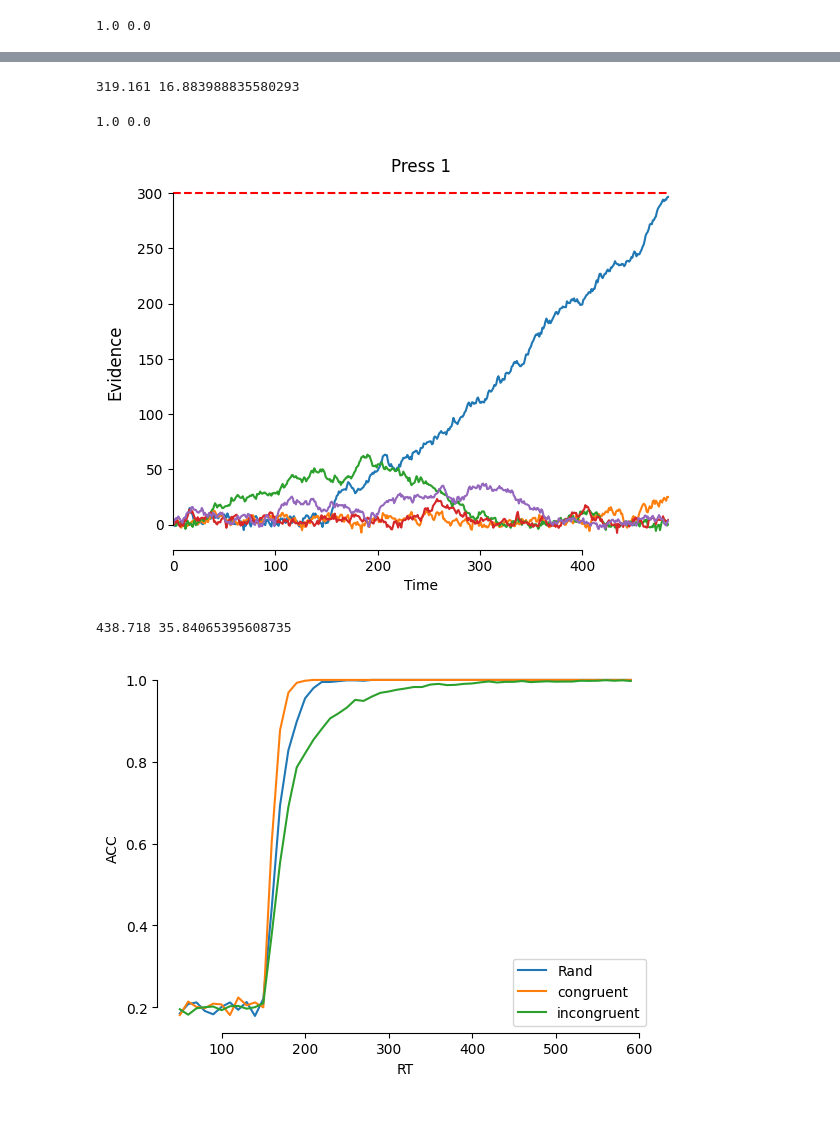
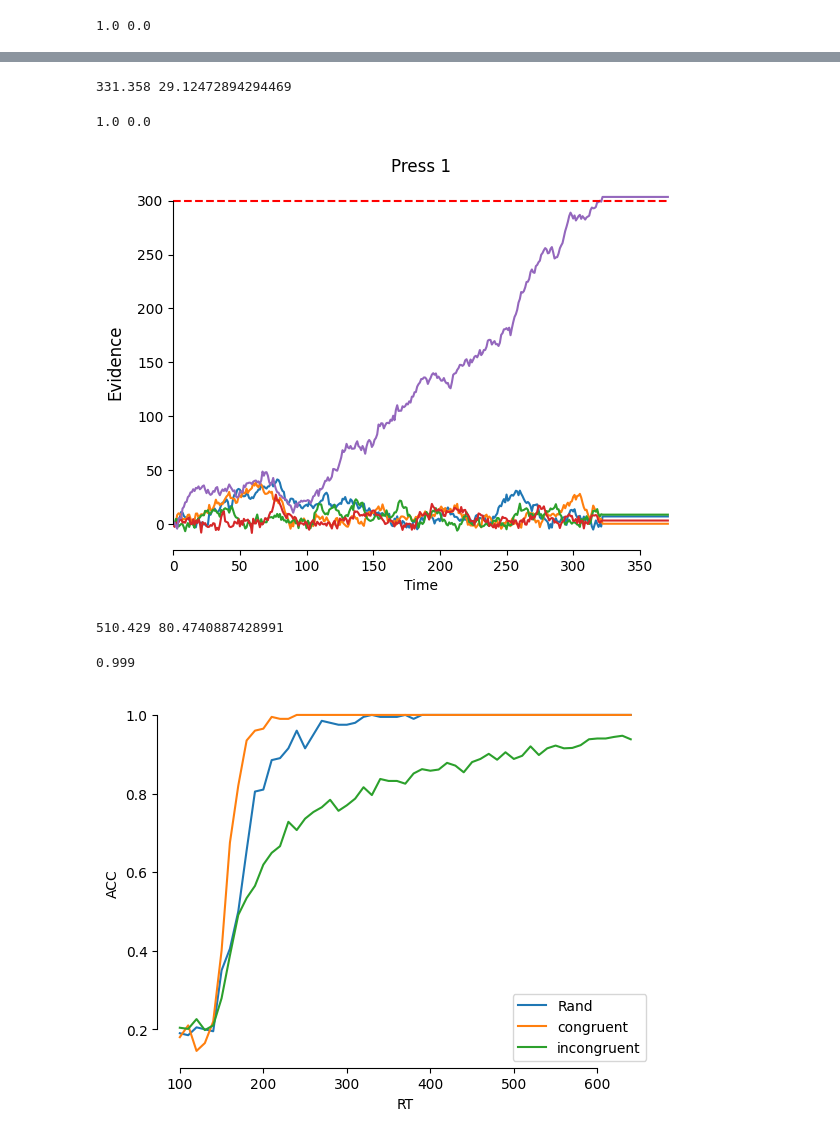
Before and after one commit to manazerzadeh/Sequential-HorseRace, a Jupyter notebook: model_single_press_new.ipynb, the cells around one changed output, grey strips where cells are left out. Saved outputs shown, nothing was run; the diff lists cells and outputs as text; code cells hidden in the pictures.

```diff
--- a/model_single_press_new.ipynb
+++ b/model_single_press_new.ipynb
@@ -53,6 +50,7 @@ memory_drifts = calc_memory_drifts(specific_seq, seq_length)
 # drifts = np.repeat(drifts, seq_length , axis = 1)
 
 visual_delay = 100
+motor_delay = 50
 
 diffusion = 2
 threshold = 300
@@ -804,5 +379,5 @@ class DriftDiffusionModel_Optimzied_damping_lateral:
 # %%
-visual_drift_coef = 1.2
+visual_drift_coef = 1
 memory_drift_coef = 0.7
 def calc_visual_drifts(seq, seq_length):
     seq_fingers = np.array([int(_) for _ in seq]) - 1
@@ -837,9 +412,10 @@ memory_drifts = calc_memory_drifts(specific_seq, seq_length)
 # drifts = np.array([1,1,1,1,2]).reshape(5, 1)
 # drifts = np.repeat(drifts, seq_length , axis = 1)
 
-visual_delay = 100
+visual_delay = 90
+motor_delay = 50
 
-diffusion = 2
+diffusion = 3
 threshold = 300
 alpha = 0.999
 beta = 0.001
@@ -935,7 +589,7 @@ RTs = np.array([])
 visual_drifts = calc_visual_drifts(specific_seq, seq_length)
 memory_drifts = calc_memory_drifts(specific_seq, seq_length)
 model = DriftDiffusionModel_Optimzied_damping_lateral(rand_seq, specific_seq, visual_drifts, memory_drifts,
-                                      diffusion, threshold, visual_delay=150,
+                                      diffusion, threshold, visual_delay=visual_delay, motor_delay = motor_delay,
                                       planning_capacity=4, planning_param=2, seq_length=seq_length, alpha = alpha, beta = beta)
 
 for sim in range(n_sims):
@@ -944,7 +598,7 @@ for sim in range(n_sims):
 
 print(RTs.mean(), RTs.std())
 # %% [output]
-319.161 16.883988835580293
+331.358 29.12472894294469
 # %%
 n_sims = 1000
 RTs = np.array([])
@@ -962,23 +616,23 @@ print(RTs.mean(), RTs.std())
 # %% [output]
 1.0 0.0
 # %%
-visual_drifts = calc_visual_drifts(specific_seq, seq_length)
+visual_drifts = calc_visual_drifts(rand_seq, seq_length)
 memory_drifts = np.zeros((5, seq_length))
 
 model = DriftDiffusionModel_Optimzied_damping_lateral(rand_seq, rand_seq, visual_drifts, memory_drifts,
-                                      diffusion, threshold = threshold, visual_delay=150,
+                                      diffusion, threshold = threshold, visual_delay=visual_delay, motor_delay = motor_delay,
                                       planning_capacity=4, planning_param=2, seq_length=seq_length, alpha = alpha, beta = beta)
 model.plot_simulations()
 sns.despine(trim = True)
 # %% [output]
-[figure, old version]
+[figure, new version]
 # %%
 n_sims = 1000
 RTs = np.array([])
-visual_drifts = calc_visual_drifts(specific_seq, seq_length)
+visual_drifts = calc_visual_drifts(rand_seq, seq_length)
 memory_drifts = np.zeros((5, seq_length))
 model = DriftDiffusionModel_Optimzied_damping_lateral(rand_seq, specific_seq, visual_drifts, memory_drifts,
-                                      diffusion, threshold, visual_delay=150,
+                                      diffusion, threshold, visual_delay=visual_delay, motor_delay = motor_delay,
                                       planning_capacity=4, planning_param=2, seq_length=seq_length, alpha = alpha, beta = beta)
 
 for sim in range(n_sims):
@@ -987,59 +641,63 @@ for sim in range(n_sims):
 
 print(RTs.mean(), RTs.std())
 # %% [output]
-438.718 35.84065395608735
+510.429 80.4740887428991
+# %%
+alpha
+# %% [output]
+0.999
 # %%
 accs = []
 for max_time in np.arange(50, 600, step = 10):
-    n_sims = 1000
+    n_sims = 200
     RTs = np.array([])
     visual_drifts = calc_visual_drifts(rand_seq, seq_length)
     memory_drifts = np.zeros((5, seq_length))
     model = DriftDiffusionModel_Optimzied_damping_lateral(rand_seq, specific_seq, visual_drifts, memory_drifts,
-                                        diffusion, threshold = np.inf, visual_delay=150,
-                                        planning_capacity=4, planning_param=2, seq_length=seq_length, alpha = alpha, max_time=max_time)
+                                        diffusion, threshold = np.inf, visual_delay=visual_delay, motor_delay = motor_delay,
+                                        planning_capacity=4, planning_param=2, seq_length=seq_length, alpha = alpha, beta = beta, max_time=max_time)
 
     for sim in range(n_sims):
         ipis, evidence = model.simulate()
         RTs = np.append(RTs, check_evidence_to_seq(evidence, rand_seq))
     accs.append(RTs.mean())
 
-plt.plot(np.arange(50,600, step = 10), accs, label = 'Rand')
+plt.plot(np.arange(50 + motor_delay,600 + motor_delay, step = 10), accs, label = 'Rand')
 
 accs = []
 for max_time in np.arange(50, 600, step = 10):
-    n_sims = 1000
+    n_sims = 200
     RTs = np.array([])
     visual_drifts = calc_visual_drifts(specific_seq, seq_length)
     memory_drifts = calc_memory_drifts(specific_seq, seq_length)
     model = DriftDiffusionModel_Optimzied_damping_lateral(specific_seq, specific_seq, visual_drifts, memory_drifts,
-                                        diffusion, threshold = np.inf, visual_delay=150,
-                                        planning_capacity=4, planning_param=2, seq_length=seq_length, alpha = alpha, max_time=max_time)
+                                        diffusion, threshold = np.inf, visual_delay=visual_delay, motor_delay = motor_delay,
+                                        planning_capacity=4, planning_param=2, seq_length=seq_length, alpha = alpha, beta = beta, max_time=max_time)
 
     for sim in range(n_sims):
         ipis, evidence = model.simulate()
         RTs = np.append(RTs, check_evidence_to_seq(evidence, specific_seq))
     accs.append(RTs.mean())
 
-plt.plot(np.arange(50,600, step = 10), accs, label = 'congruent')
+plt.plot(np.arange(50 + motor_delay,600 + motor_delay, step = 10), accs, label = 'congruent')
 
 
 accs = []
 for max_time in np.arange(50, 600, step = 10):
-    n_sims = 3000
+    n_sims = 1000
     RTs = np.array([])
     visual_drifts = calc_visual_drifts(rand_seq, seq_length)
     memory_drifts = calc_memory_drifts(specific_seq, seq_length)
     model = DriftDiffusionModel_Optimzied_damping_lateral(rand_seq, specific_seq, visual_drifts, memory_drifts,
-                                        diffusion, threshold = np.inf, visual_delay=150,
-                                        planning_capacity=4, planning_param=2, seq_length=seq_length, alpha = alpha, max_time=max_time)
+                                        diffusion, threshold = np.inf, visual_delay=visual_delay, motor_delay = motor_delay,
+                                        planning_capacity=4, planning_param=2, seq_length=seq_length, alpha = alpha, beta = beta, max_time=max_time)
 
     for sim in range(n_sims):
         ipis, evidence = model.simulate()
         RTs = np.append(RTs, check_evidence_to_seq(evidence, rand_seq))
     accs.append(RTs.mean())
 
-plt.plot(np.arange(50,600, step = 10), accs, label = 'incongruent')
+plt.plot(np.arange(50 + motor_delay,600 + motor_delay, step = 10), accs, label = 'incongruent')
 
 
 plt.xlabel('RT')
@@ -1048,7 +706,7 @@ plt.legend()
 sns.despine(trim = True)
 plt.show()
 # %% [output]
-[figure, old version]
+[figure, new version]
 # %%
 accs = []
 for max_time in np.arange(50, 700, step = 10):
```
Also changed, not shown: parts of 30 cells of this notebook, 6 other files.
